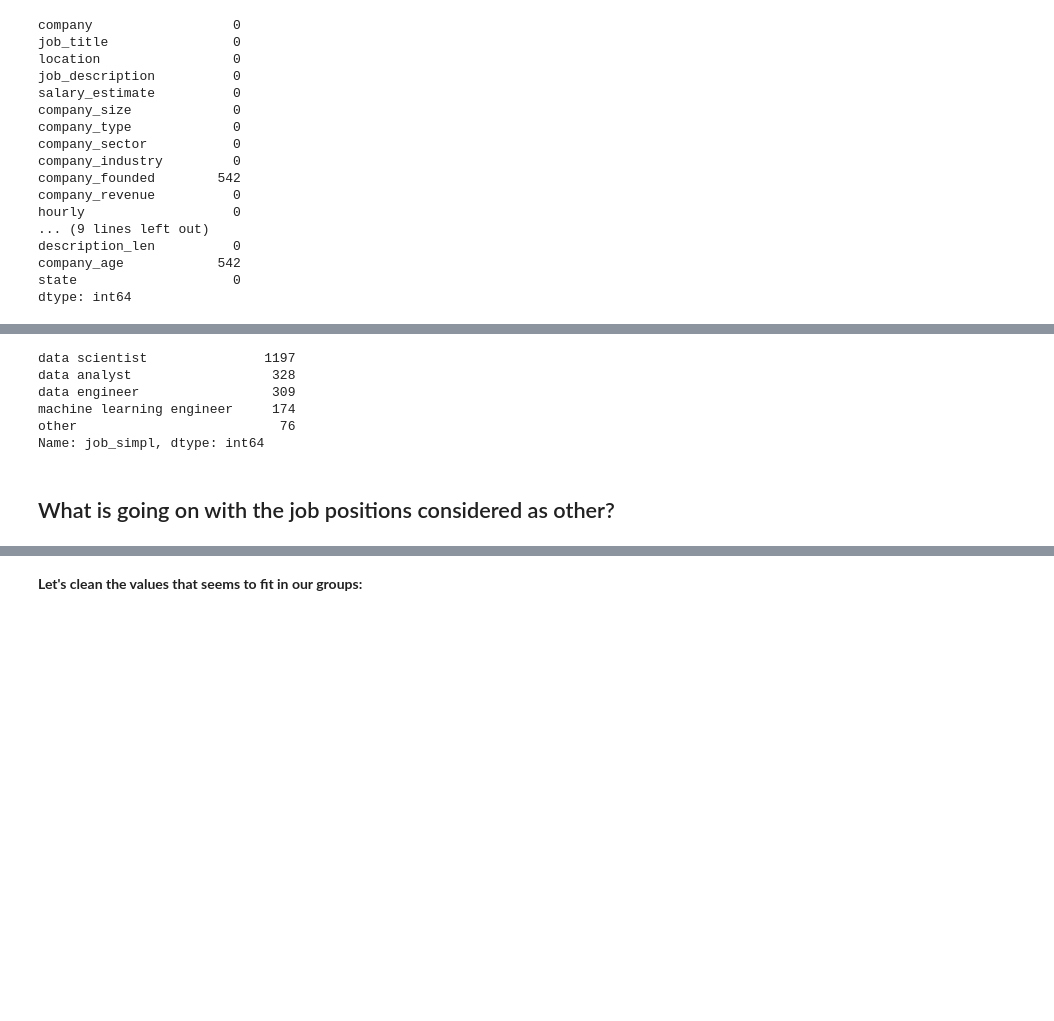
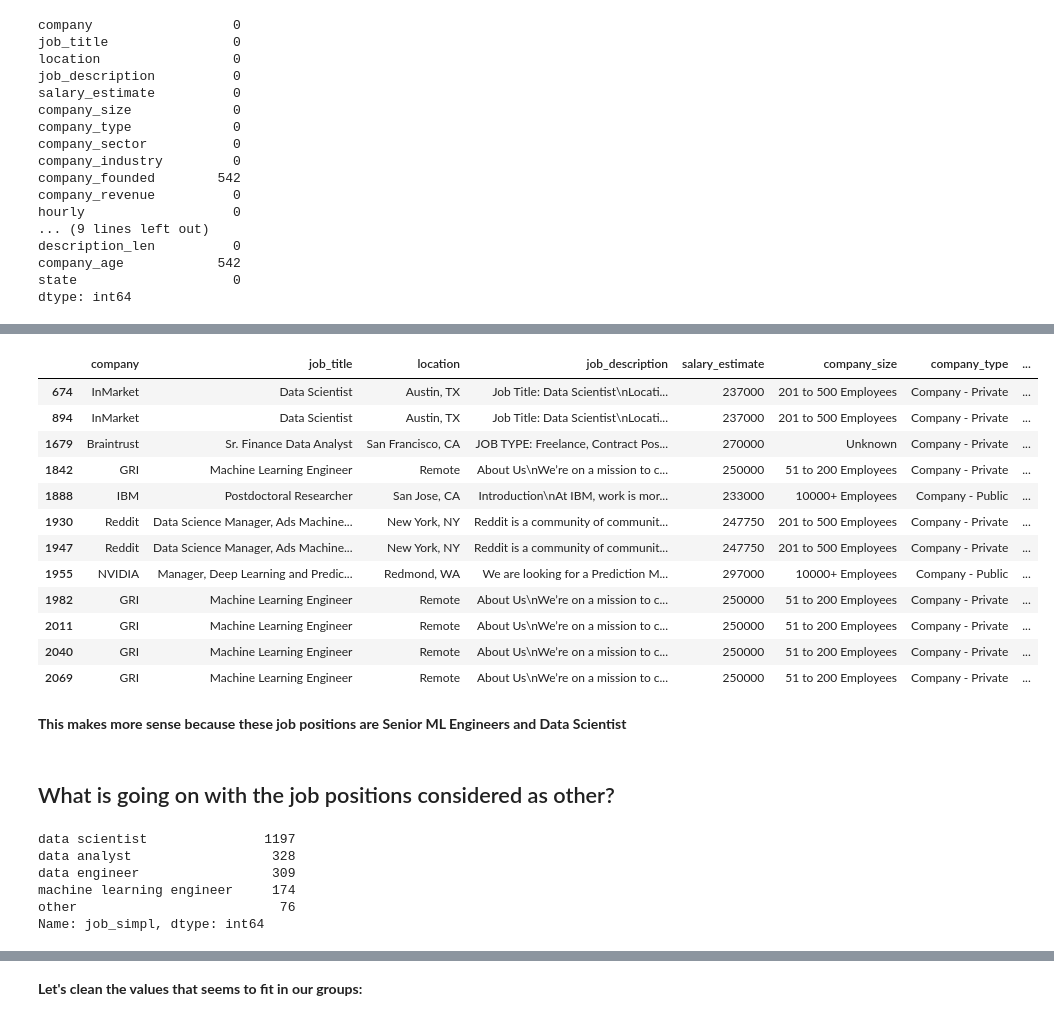
Before and after one commit to pablo-sanchez/final_project, a Jupyter notebook: notebooks/data_cleaning.ipynb, the cells around one changed output, grey strips where cells are left out. Drawn from its saved outputs; the diff is of its cells as text; code cells hidden in the pictures; blank space fills up the shorter version.

```diff
--- a/notebooks/data_cleaning.ipynb
+++ b/notebooks/data_cleaning.ipynb
@@ -641,3 +652,25 @@ dtype: int64
+# %%
+data.loc[data['salary_estimate']<20000,'salary_estimate']=data.loc[data['salary_estimate']<20000,'salary_estimate']*12
+# %%
+data[data['salary_estimate']>230000]
+# %% [output]
+|  | company | job_title | location | job_description | salary_estimate | company_size | company_type | ... |
+| 674 | InMarket | Data Scientist | Austin, TX | Job Title: Data Scientist\nLocati... | 237000 | 201 to 500 Employees | Company - Private | ... |
+| 894 | InMarket | Data Scientist | Austin, TX | Job Title: Data Scientist\nLocati... | 237000 | 201 to 500 Employees | Company - Private | ... |
+| 1679 | Braintrust | Sr. Finance Data Analyst | San Francisco, CA | JOB TYPE: Freelance, Contract Pos... | 270000 | Unknown | Company - Private | ... |
+| 1842 | GRI | Machine Learning Engineer | Remote | About Us\nWe’re on a mission to c... | 250000 | 51 to 200 Employees | Company - Private | ... |
+| 1888 | IBM | Postdoctoral Researcher | San Jose, CA | Introduction\nAt IBM, work is mor... | 233000 | 10000+ Employees | Company - Public | ... |
+| 1930 | Reddit | Data Science Manager, Ads Machine... | New York, NY | Reddit is a community of communit... | 247750 | 201 to 500 Employees | Company - Private | ... |
+| 1947 | Reddit | Data Science Manager, Ads Machine... | New York, NY | Reddit is a community of communit... | 247750 | 201 to 500 Employees | Company - Private | ... |
+| 1955 | NVIDIA | Manager, Deep Learning and Predic... | Redmond, WA | We are looking for a Prediction M... | 297000 | 10000+ Employees | Company - Public | ... |
+| 1982 | GRI | Machine Learning Engineer | Remote | About Us\nWe’re on a mission to c... | 250000 | 51 to 200 Employees | Company - Private | ... |
+| 2011 | GRI | Machine Learning Engineer | Remote | About Us\nWe’re on a mission to c... | 250000 | 51 to 200 Employees | Company - Private | ... |
+| 2040 | GRI | Machine Learning Engineer | Remote | About Us\nWe’re on a mission to c... | 250000 | 51 to 200 Employees | Company - Private | ... |
+| 2069 | GRI | Machine Learning Engineer | Remote | About Us\nWe’re on a mission to c... | 250000 | 51 to 200 Employees | Company - Private | ... |
+# %% [markdown]
+**This makes more sense because these job positions are Senior ML Engineers and Data Scientist**
+# %% [markdown]
+## What is going on with the job positions considered as other?
 # %%
 data['job_simpl'].value_counts()
 # %% [output]
@@ -647,8 +680,6 @@ data engineer                 309
 machine learning engineer     174
 other                          76
 Name: job_simpl, dtype: int64
-# %% [markdown]
-## What is going on with the job positions considered as other?
 # %%
 data[data['job_simpl']=='other']
 # %% [output]
```
Also changed, not shown: parts of 33 cells of this notebook, 6 other files.
